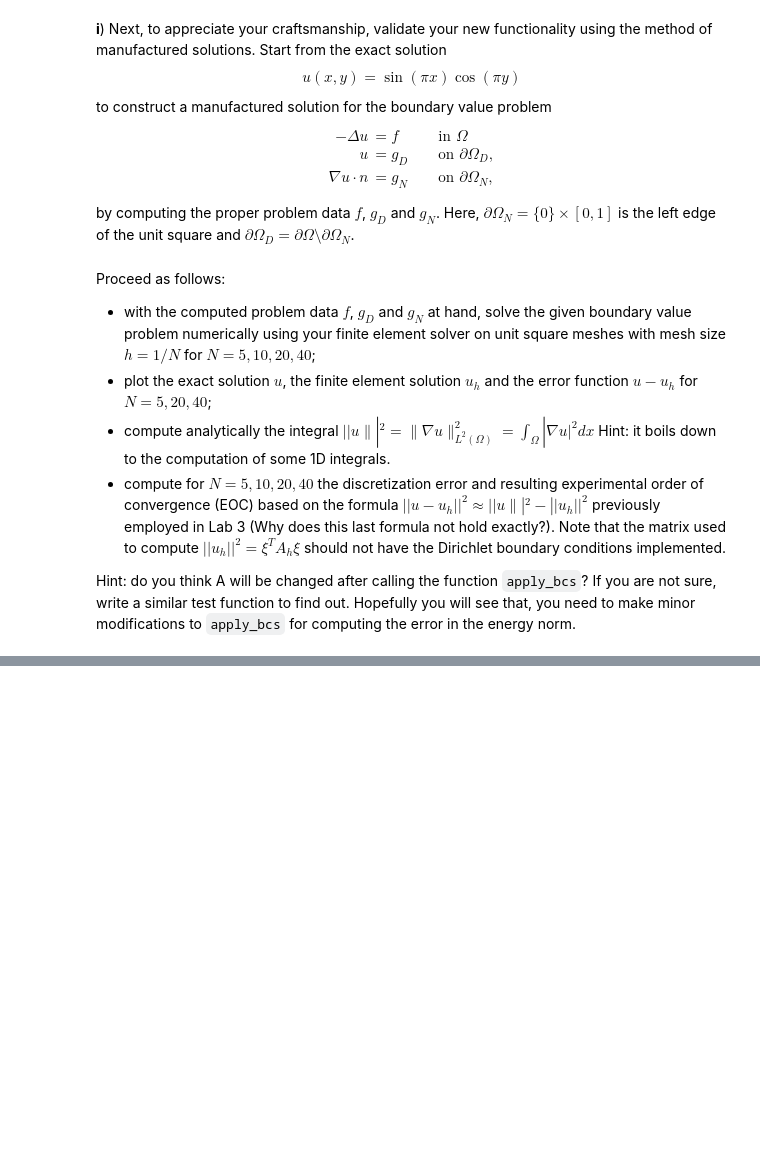
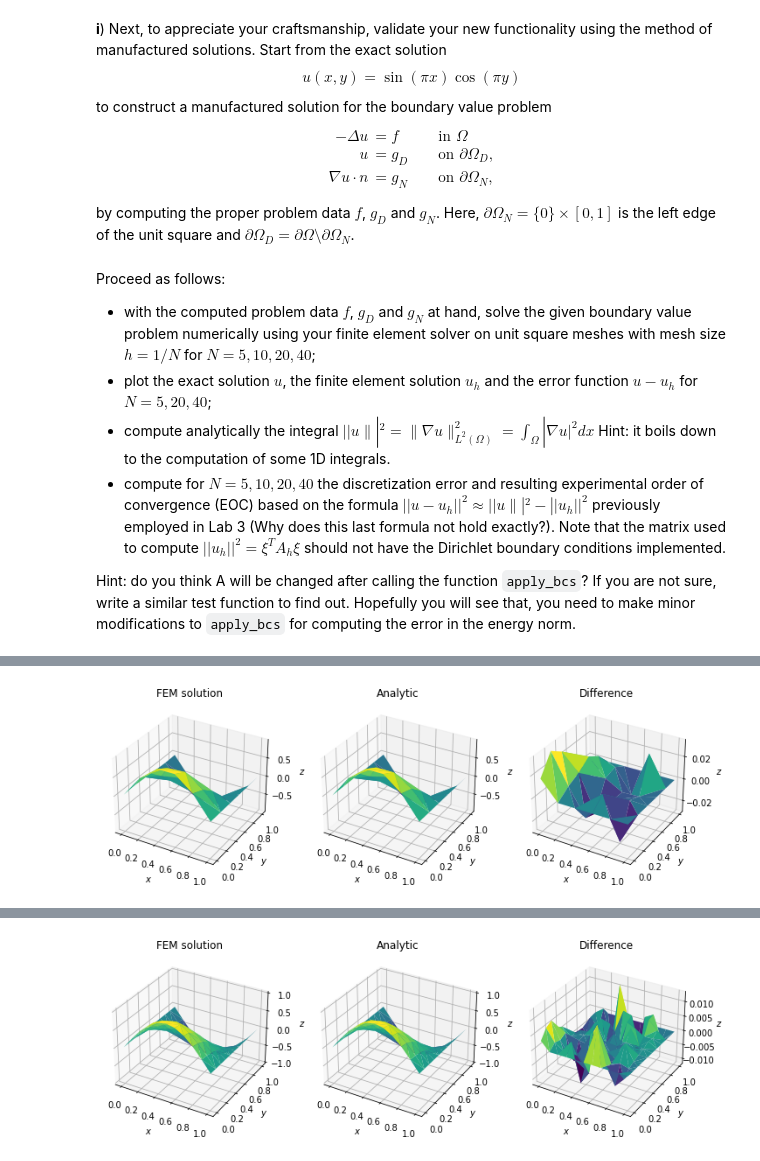
Before and after one commit to klashenriksson/numpde, a Jupyter notebook: lab4/lab_04_part_2.ipynb, the cells around one changed output, grey strips where cells are left out. Saved outputs shown, nothing was run; the diff lists cells and outputs as text; code cells hidden in the pictures; blank space fills up the shorter version.

````diff
--- a/lab4/lab_04_part_2.ipynb
+++ b/lab4/lab_04_part_2.ipynb
@@ -658,3 +732,81 @@ Hint: it boils down to the computation of some 1D integrals.
 $|| u - u_h ||^2 \approx || u \||^2 - || u_h ||^2$ previously employed in Lab 3 (Why does this last formula  not hold exactly?). Note that the matrix used to compute $|| u_h ||^2 = \xi^TA_h\xi$ should not have the Dirichlet boundary conditions implemented.
 
 Hint: do you think A will be changed after calling the function ```apply_bcs```? If you are not sure, write a similar test function to find out. Hopefully you will see that, you need to make minor modifications to ```apply_bcs``` for computing the error in the energy norm.
+# %%
+def eval_function_on_edges(f, edges):
+    values = np.empty((edges.shape[0], 2))
+    for (i, edge) in enumerate(edges):
+        N0 = edge[0]
+        N1 = edge[1]
+
+        values[i,0] = f(N0[0], N0[1])
+        values[i,1] = f(N1[0], N1[1])
+
+    return values
+# %%
+# -laplace = - nabla dot grad u
+# grad u = (pi cos(pix)cos(pi y), -pi sin(pi x)sin(pi x)) = pi (cos(pi x)cos(pi y), -sin(pi y)sin(pi x))
+# nabla dot grad u = -pi^2 -sin(pi x) cos (pi y) - pi^2 cos(pi y) sin (pi x) = -2pi^2 sin (pi x) cos (pi y) = -2pi^2 u
+# -laplace u = 2pi^2u = f = 2pi^2 sin(pi x)cos (pi y)
+#
+# g_D: x = 1: 0
+# g_D: y = 0: sin (pi x)
+# g_D: y = 1: -sin (pi x)
+#
+# g_N: x = 0: -pi * cos(pi y)
+
+def neuman_bdry(p):
+    eps = 1e-12
+    return p[0] < eps
+
+def dirichlet_bdry(p):
+    eps = 1e-12
+    return p[0] > 1-eps or ((p[1] < eps or p[1] > 1-eps) and p[0] > eps)
+
+def g_D(x,y):
+    eps = 1e-12
+    if x > 1-eps:
+        return 0
+    elif y < eps:
+        return np.sin(np.pi*x)
+    elif y > 1-eps:
+        return -np.sin(np.pi*x)
+
+def g_N(x,y):
+    return -np.pi * np.cos(np.pi * y)
+
+f = lambda x,y: 2 * np.pi**2 * np.sin(np.pi * x) * np.cos(np.pi * y)
+a = lambda x,y: 1
+
+U_energy_norm_real_squared = np.pi**2 * 0.5
+
+Ns = [5, 10, 20, 40]
+errors = []
+for N in Ns:
+    P,T = mt.unitsquare_mesh(N)
+    A = assemble_stiffness_matrix(P,T,a)
+    b = assemble_load_vector(P,T,f)
+
+    #first solve without bdry conditions to calc energy norm
+    U = spsolve(A.tocsr(), b)
+
+    AU = np.assarray(np.matmul(A.todense(), U)).reshape(-1)
+    U_energy_norm_squared = U.transpose().dot(AU)
+
+    dirichlet_nodes = extract_nodes(P, dirichlet_bdry)
+    neuman_edges = extract_edges(P,T, neuman_bdry)
+
+    g_D_values = eval_function(g_D, dirichlet_nodes)
+    g_N_values = eval_function_on_edges(g_N, P[neuman_edges,:])
+
+    apply_bcs_dirichlet(A,b,dirichlet_nodes, g_D_values)
+    apply_bcs_neuman(b, P, neuman_edges, g_N_values)
+
+    U = spsolve(A.tocsr(), b)
+    U_real = np.sin(np.pi * P[:,0])*np.cos(np.pi * P[:,1])
+
+    err = np.sqrt(U_energy_norm_real_squared - U_energy_norm_squared)
+    print(err)
+    errors.append(err)
+    pt.plot_comparison_2D(P[:,0], P[:,1], U, U_real, T, 'FEM solution', 'Analytic')
+# %% [output]
@@ -660,0 +821 @@
+[figure, added]
@@ -660,0 +839 @@
+[figure, added]
````
Also changed, not shown: parts of 12 cells of this notebook, 1 other file.
